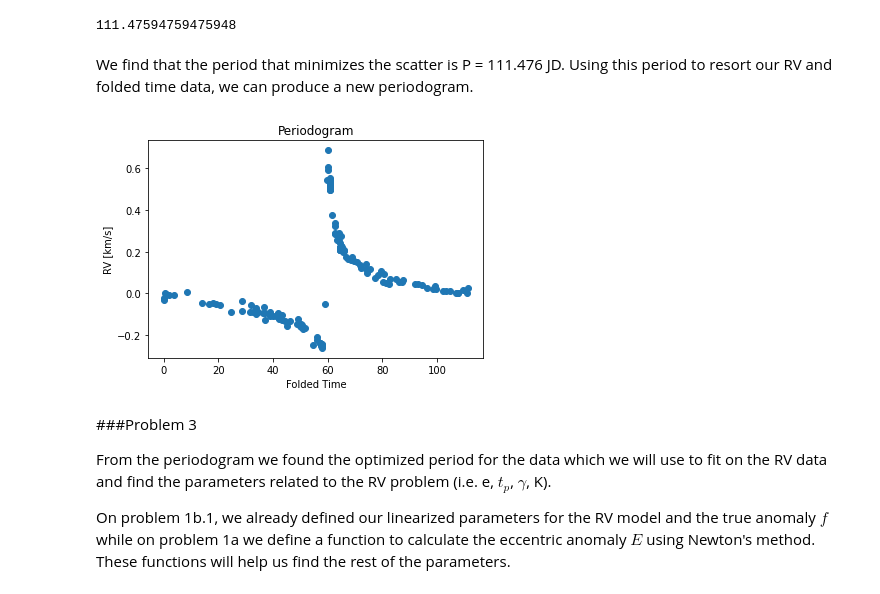
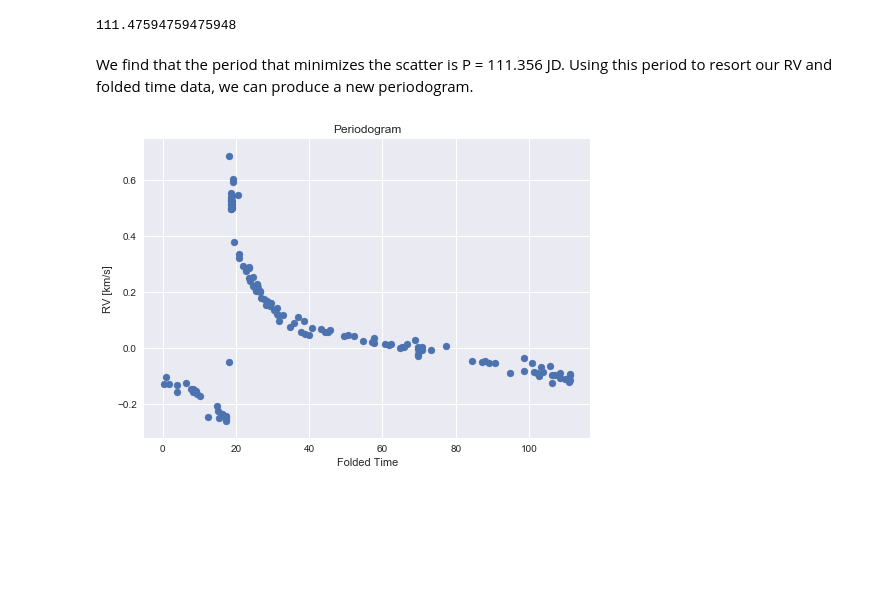
Before and after one commit to hdelgad9/astr597_exo, a Jupyter notebook: exoplanets_hw1_dev.ipynb, the cells around one changed output. Saved outputs shown, nothing was run; the diff lists cells and outputs as text; code cells hidden in the pictures; blank space fills up the shorter version.

Commit message:
Add files via upload
fit code was working but the parameters are quite off????

```diff
--- a/exoplanets_hw1_dev.ipynb
+++ b/exoplanets_hw1_dev.ipynb
@@ -218,11 +221,11 @@ def f(e, E):
 
 In this problem, we want to write a function to calculate the phase from the RV dataset provided in the "mystery planet" text file. We then want to plot a periodogram for this data.
 # %%
-#path = '/Users/samanthagilbert/Desktop/'
+path = '/Users/samanthagilbert/Desktop/'
 
 file_name = 'mystery_planet01.txt'
 
-data = pd.read_csv(file_name, delim_whitespace=True, header=None)
+data = pd.read_csv(path+file_name, delim_whitespace=True, header=None)
 
 time = data[0]
 rv = data[1]
@@ -282,24 +283,18 @@ np.linspace(1, 200, 10000)[np.argmin(scatters)]
 # %% [output]
 111.47594759475948
 # %% [markdown]
-We find that the period that minimizes the scatter is P = 111.476 JD. Using this period to resort our RV and folded time data, we can produce a new periodogram.
+We find that the period that minimizes the scatter is P = 111.356 JD. Using this period to resort our RV and folded time data, we can produce a new periodogram.
 # %%
-p = np.linspace(1, 200, 10000)[np.argmin(scatters)]
+p = 111.35635635635636
 data['{:3f}'.format(p)] = calc_phase(data.time, p)
 rv_periodogram = data.sort_values('{:3f}'.format(p)).rv.values
 folded_time = data.sort_values('{:3f}'.format(p))['{:3f}'.format(p)]
 
 plt.scatter(folded_time,rv_periodogram)
 ax = plt.axes()
 ax.set_title('Periodogram')
 ax.set_xlabel('Folded Time')
 ax.set_ylabel('RV [km/s]')
 plt.show()
 # %% [output]
-[figure, old version]
+[figure, new version]
-# %% [markdown]
-###Problem 3
-
-From the periodogram we found the optimized period for the data which we will use to fit on the RV data and find the parameters related to the RV problem (i.e. e, $t_p$, $\gamma$, K).
-
-On problem 1b.1, we already defined our linearized parameters for the RV model and the true anomaly $f$ while on problem 1a we define a function to calculate the eccentric anomaly $E$ using Newton's method. These functions will help us find the rest of the parameters.
```
Also changed, not shown: parts of 27 cells of this notebook.
